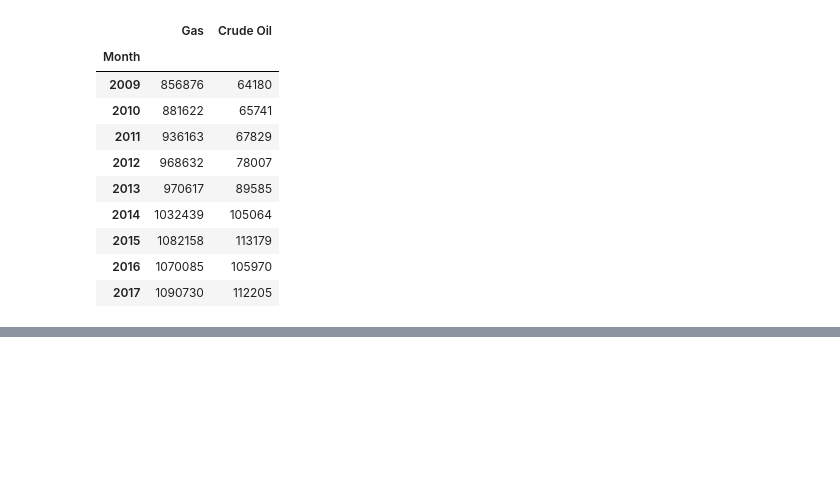
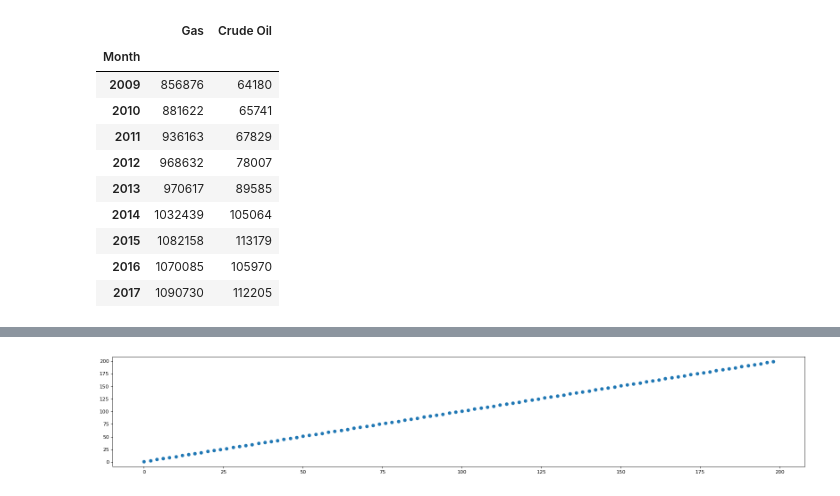
Before and after one commit to hughharford/d_s, a Jupyter notebook: notebooks/data_sci_basics.ipynb, the cells around one changed output, grey strips where cells are left out. Drawn from its saved outputs; the diff is of its cells as text; code cells hidden in the pictures; blank space fills up the shorter version.

```diff
--- a/notebooks/data_sci_basics.ipynb
+++ b/notebooks/data_sci_basics.ipynb
@@ -587,0 +873,7 @@ plot.legend(['Gas (Millions of Cubic feet)', 'Crude Oil (Thousands of barrels)']
+# %%
+data = np.arange(200)
+data.shape=(100,2)
+plt.figure(figsize=(25, 4), dpi=80)
+plt.scatter(data[:,0], data[:,1]);
+# %% [output]
+[figure, added]
```
Also changed, not shown: parts of 47 cells of this notebook, 3 other files.
